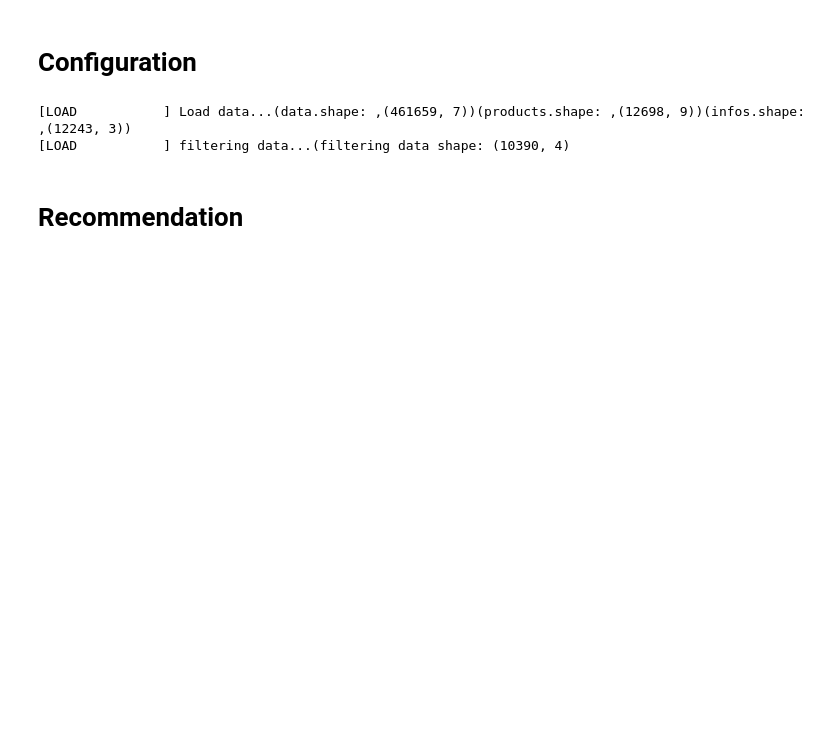
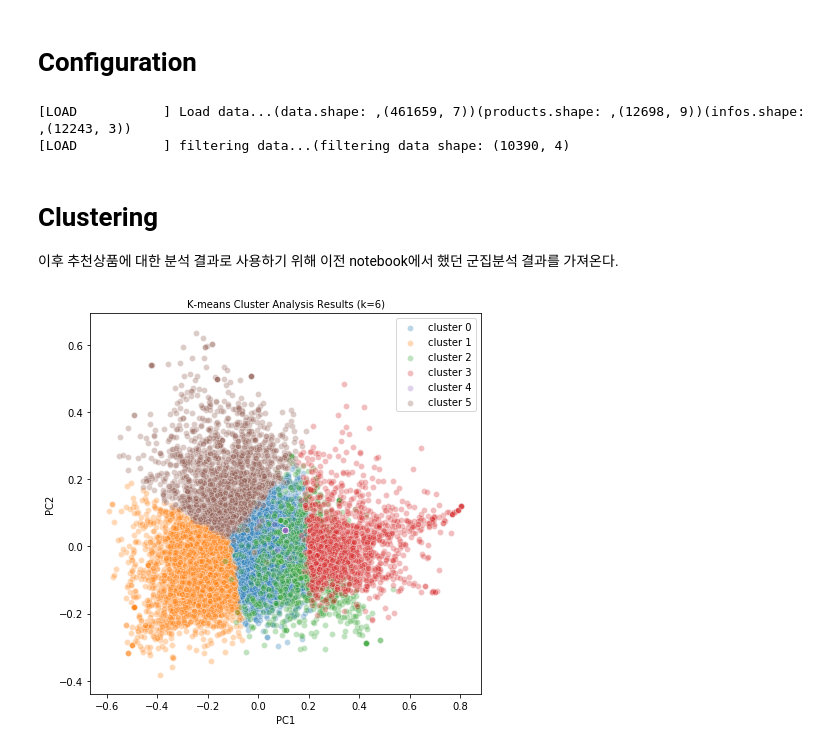
Before and after one commit to DataNetworkAnalysis/Cosmetic-Recommendation-for-Man, a Jupyter notebook: notebook/3. 상품추천(Product Recommedation).ipynb, the cells around one changed output. Cells and saved outputs as stored; diff of their text form; code cells hidden in the pictures; blank space fills up the shorter version.

```diff
--- a/notebook/3. 상품추천(Product Recommedation).ipynb
+++ b/notebook/3. 상품추천(Product Recommedation).ipynb
@@ -43,2 +45,16 @@ wc = WordCloud(font_path='/usr/share/fonts/truetype/NanumGothic.ttf',
-# %% [markdown]
-# Recommendation
+# %% [markdown]
+# Clustering
+
+이후 추천상품에 대한 분석 결과로 사용하기 위해 이전 notebook에서 했던 군집분석 결과를 가져온다.
+# %%
+# load preprocessed data
+embed_matrix = pickle.load(open('../saved_file/new_pre_embed_word_pos.pickle','rb'))
+words = pickle.load(open('../saved_file/new_pre_text_word_pos.pickle','rb'))
+
+# clustering (k=6)
+cluster_k = Clustering(embed_matrix, words)
+cluster_k.fit(k=6, figsize=(7,7))
+
+words_df = cluster_k.words_df
+# %% [output]
+[figure, added]
```
Also changed, not shown: parts of 23 cells of this notebook, 1 other file.
